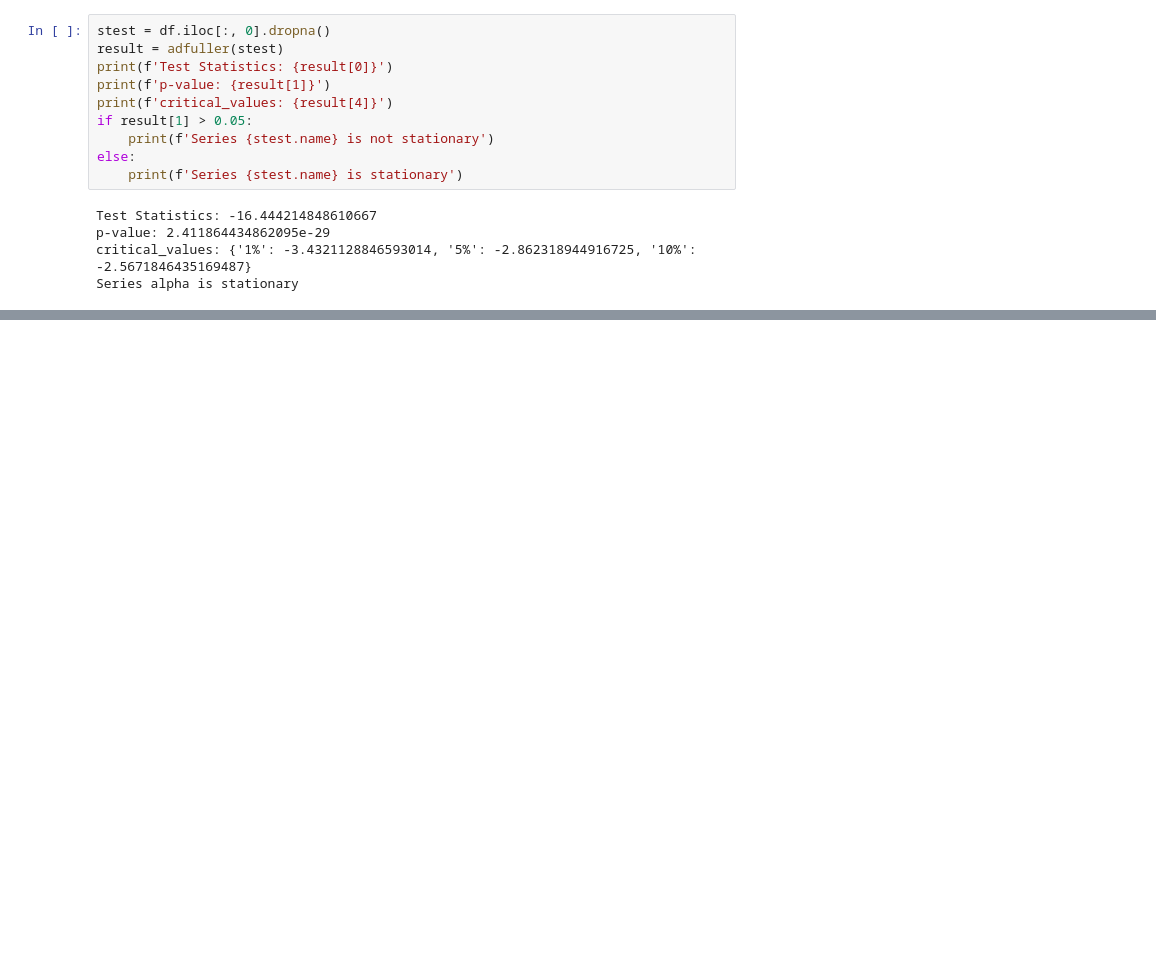
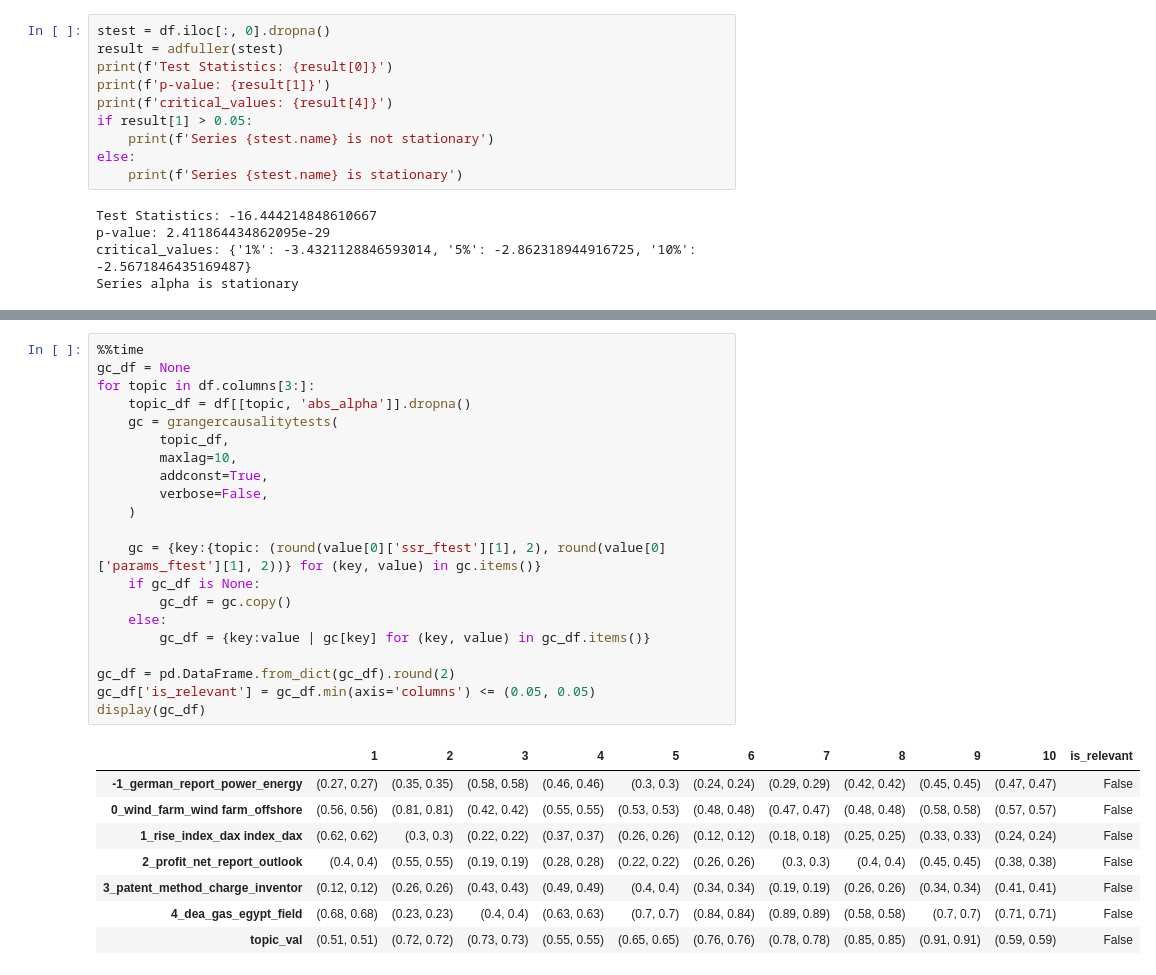
Before and after one commit to tim-roethig-db/masters-thesis, a Jupyter notebook: granger_causality_rwe.ipynb, the cells around one changed output, grey strips where cells are left out. Cells and saved outputs as stored; diff of their text form; blank space fills up the shorter version.

```diff
--- a/granger_causality_rwe.ipynb
+++ b/granger_causality_rwe.ipynb
@@ -124,0 +113,30 @@ os.path.dirname(os.path.abspath('.'))
+# %%
+%%time
+gc_df = None
+for topic in df.columns[3:]:
+    topic_df = df[[topic, 'abs_alpha']].dropna()
+    gc = grangercausalitytests(
+        topic_df,
+        maxlag=10,
+        addconst=True,
+        verbose=False,
+    )
+
+    gc = {key:{topic: (round(value[0]['ssr_ftest'][1], 2), round(value[0]['params_ftest'][1], 2))} for (key, value) in gc.items()}
+    if gc_df is None:
+        gc_df = gc.copy()
+    else:
+        gc_df = {key:value | gc[key] for (key, value) in gc_df.items()}
+
+gc_df = pd.DataFrame.from_dict(gc_df).round(2)
+gc_df['is_relevant'] = gc_df.min(axis='columns') <= (0.05, 0.05)
+display(gc_df)
+# %% [output]
+|  | 1 | 2 | 3 | 4 | 5 | 6 | 7 | 8 | 9 | 10 | is_relevant |
+| -1_german_report_power_energy | (0.27, 0.27) | (0.35, 0.35) | (0.58, 0.58) | (0.46, 0.46) | (0.3, 0.3) | (0.24, 0.24) | (0.29, 0.29) | (0.42, 0.42) | (0.45, 0.45) | (0.47, 0.47) | False |
+| 0_wind_farm_wind farm_offshore | (0.56, 0.56) | (0.81, 0.81) | (0.42, 0.42) | (0.55, 0.55) | (0.53, 0.53) | (0.48, 0.48) | (0.47, 0.47) | (0.48, 0.48) | (0.58, 0.58) | (0.57, 0.57) | False |
+| 1_rise_index_dax index_dax | (0.62, 0.62) | (0.3, 0.3) | (0.22, 0.22) | (0.37, 0.37) | (0.26, 0.26) | (0.12, 0.12) | (0.18, 0.18) | (0.25, 0.25) | (0.33, 0.33) | (0.24, 0.24) | False |
+| 2_profit_net_report_outlook | (0.4, 0.4) | (0.55, 0.55) | (0.19, 0.19) | (0.28, 0.28) | (0.22, 0.22) | (0.26, 0.26) | (0.3, 0.3) | (0.4, 0.4) | (0.45, 0.45) | (0.38, 0.38) | False |
+| 3_patent_method_charge_inventor | (0.12, 0.12) | (0.26, 0.26) | (0.43, 0.43) | (0.49, 0.49) | (0.4, 0.4) | (0.34, 0.34) | (0.19, 0.19) | (0.26, 0.26) | (0.34, 0.34) | (0.41, 0.41) | False |
+| 4_dea_gas_egypt_field | (0.68, 0.68) | (0.23, 0.23) | (0.4, 0.4) | (0.63, 0.63) | (0.7, 0.7) | (0.84, 0.84) | (0.89, 0.89) | (0.58, 0.58) | (0.7, 0.7) | (0.71, 0.71) | False |
+| topic_val | (0.51, 0.51) | (0.72, 0.72) | (0.73, 0.73) | (0.55, 0.55) | (0.65, 0.65) | (0.76, 0.76) | (0.78, 0.78) | (0.85, 0.85) | (0.91, 0.91) | (0.59, 0.59) | False |
```
Also changed, not shown: parts of 6 cells of this notebook, 3 other files.
